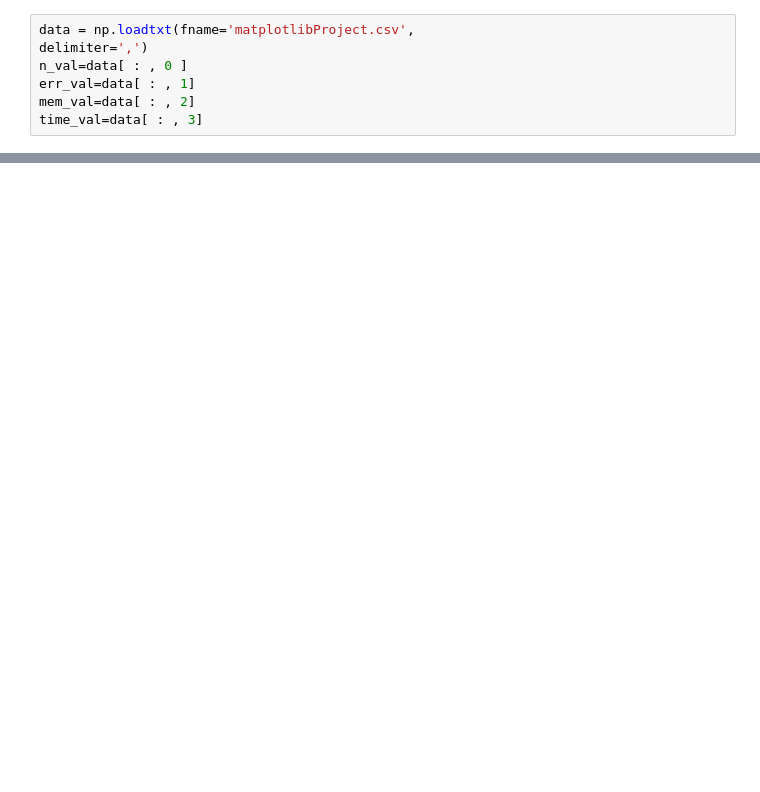
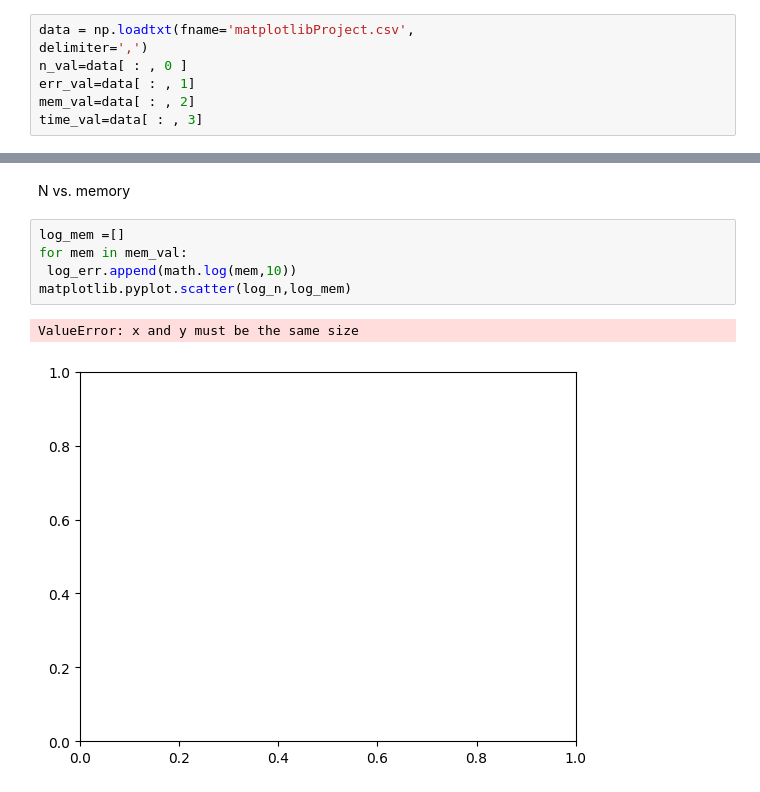
Before and after one commit to steinjm21/ColabInClass, a Jupyter notebook: matplotlibProject.ipynb, the cells around one changed output, grey strips where cells are left out. Cells and saved outputs as stored; diff of their text form; blank space fills up the shorter version.

```diff
--- a/matplotlibProject.ipynb
+++ b/matplotlibProject.ipynb
@@ -49,0 +66,10 @@ time_val=data[ : , 3]
+# %% [markdown]
+N vs. memory
+# %%
+log_mem =[]
+for mem in mem_val:
+ log_err.append(math.log(mem,10))
+matplotlib.pyplot.scatter(log_n,log_mem)
+# %% [output]
+ValueError: x and y must be the same size
+[figure, added]
```
Also changed, not shown: parts of 4 cells of this notebook.
